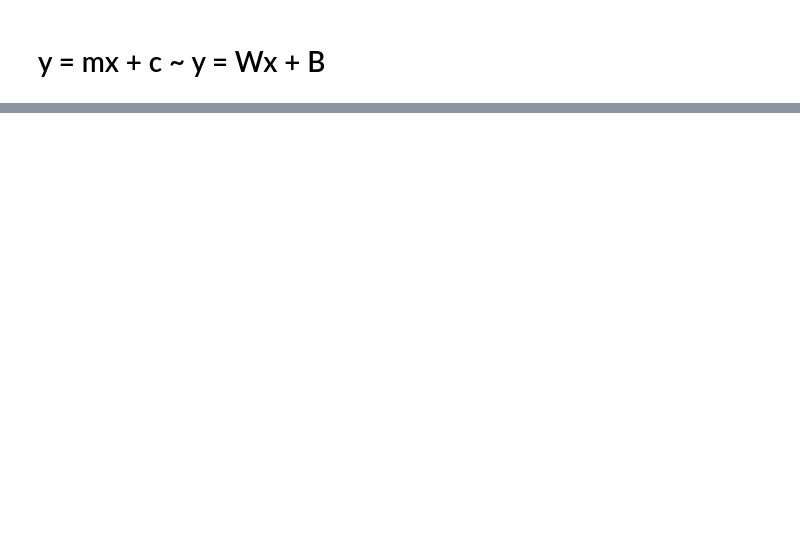
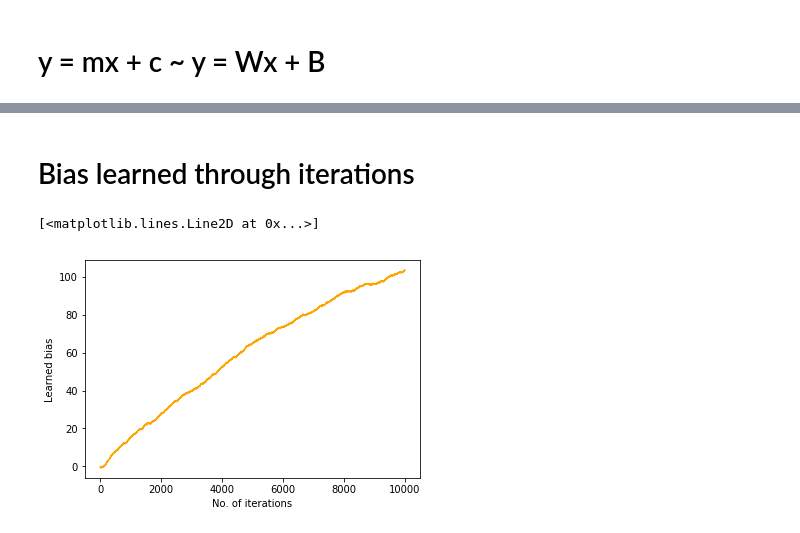
Before and after one commit to abhishekr7/cost-minimization-visual, a Jupyter notebook: sales.ipynb, the cells around one changed output, grey strips where cells are left out. Saved outputs shown, nothing was run; the diff lists cells and outputs as text; code cells hidden in the pictures; blank space fills up the shorter version.

```diff
--- a/sales.ipynb
+++ b/sales.ipynb
@@ -249,0 +242,9 @@ bias_history
+# %% [markdown]
+# Bias learned through iterations
+# %%
+plt.xlabel("No. of iterations")
+plt.ylabel("Learned bias")
+plt.plot(bias_history, 'orange')
+# %% [output]
+[<matplotlib.lines.Line2D at 0x...>]
+[figure, added]
```
Also changed, not shown: parts of 37 cells of this notebook, 1 other file.
